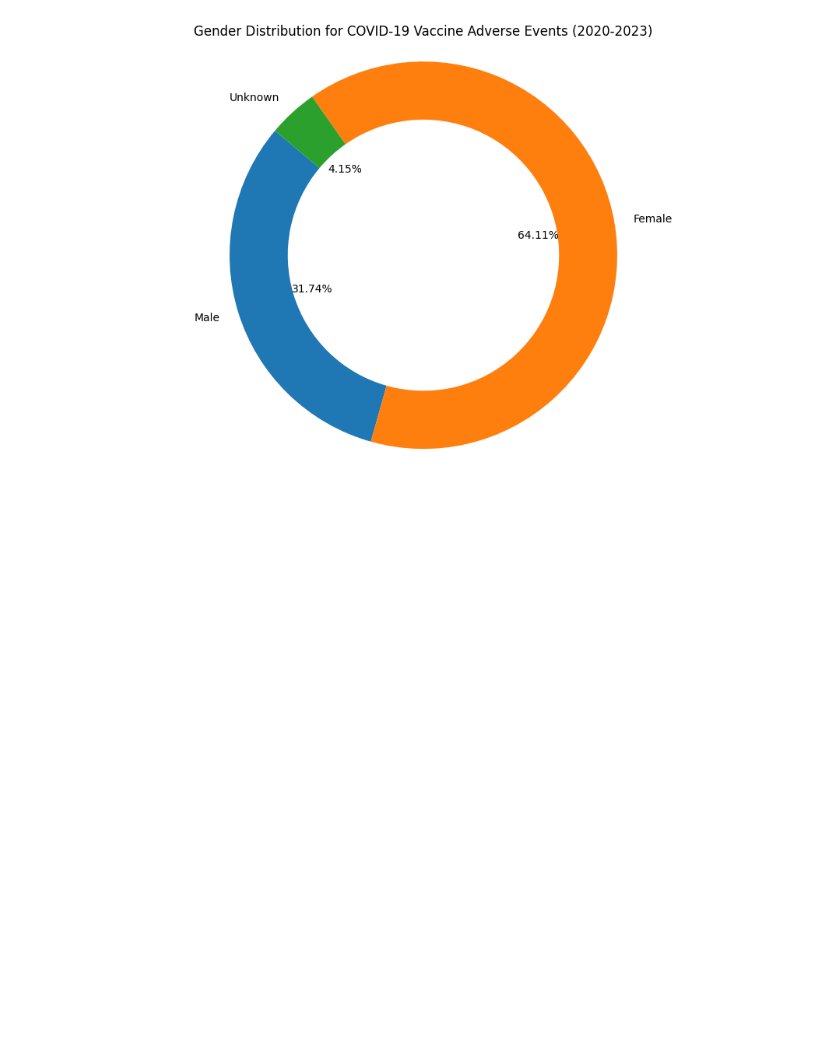
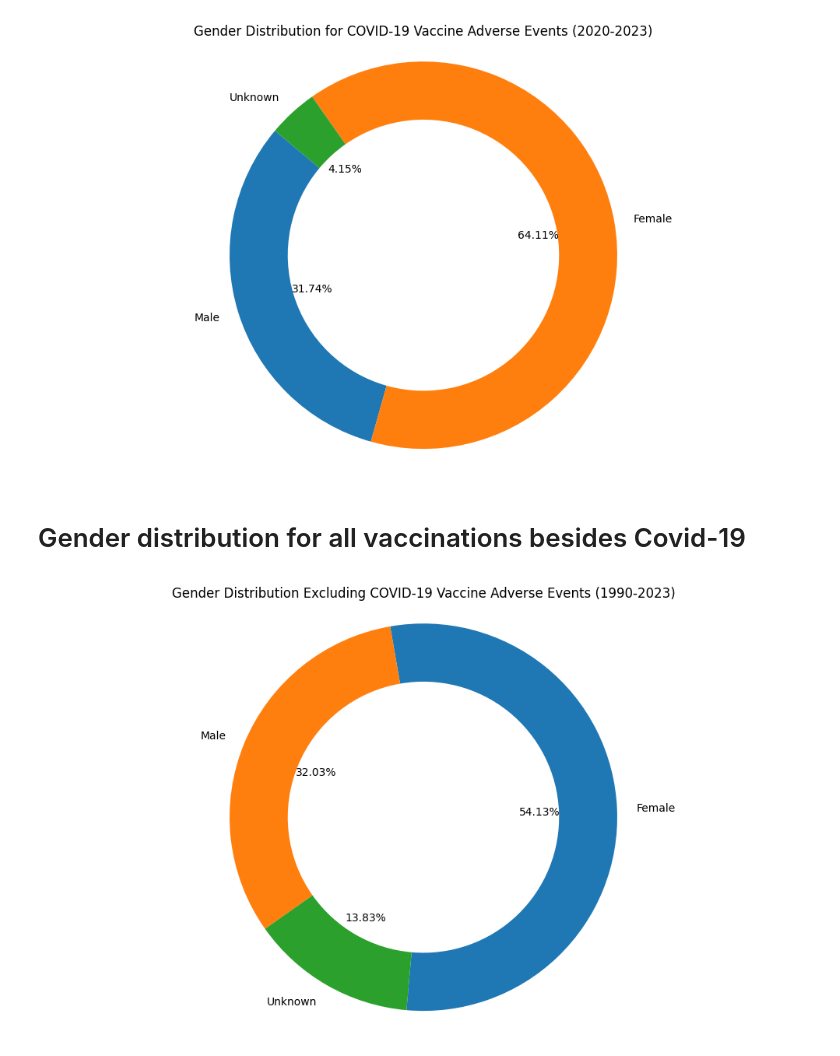
Before and after one commit to ZaNioxX/Masterarbeit, a Jupyter notebook: Data_Exploration/gender_distribution.ipynb, the cells around one changed output. Drawn from its saved outputs; the diff is of its cells as text; code cells hidden in the pictures; blank space fills up the shorter version.

Commit message:
modified plot

```diff
--- a/Data_Exploration/gender_distribution.ipynb
+++ b/Data_Exploration/gender_distribution.ipynb
@@ -302,3 +302,59 @@ plt.savefig('/Users/sep/PycharmProjects/Masterarbeit/Plots/Data_Exploration/Gend
 plt.show()
 # %% [output]
 [figure]
+# %% [markdown]
+# Gender distribution for all vaccinations besides Covid-19
+# %%
+import pandas as pd
+import matplotlib.pyplot as plt
+
+# Initialize a dictionary to store the number of entries per gender, excluding COVID19
+entries_per_sex = {'Male': 0, 'Female': 0, 'Unknown': 0}
+
+# Loop through each year from 1990 to 2023
+for year in range(1990, 2024):
+    try:
+        # Construct the file names
+        data_filename = f"/Users/sep/Documents/HAW/Masterarbeit/Daten.nosync/{year}VAERSDATA.csv"
+        vax_filename = f"/Users/sep/Documents/HAW/Masterarbeit/Daten.nosync/{year}VAERSVAX.csv"
+
+        # Load the datasets
+        data_df = pd.read_csv(data_filename, encoding="Iso-8859-1", low_memory=False, usecols=['VAERS_ID', 'SEX'])
+        vax_df = pd.read_csv(vax_filename, encoding="Iso-8859-1", low_memory=False, usecols=['VAERS_ID', 'VAX_TYPE'])
+
+        # Merge datasets on VAERS_ID
+        merged_df = pd.merge(data_df, vax_df, on='VAERS_ID')
+        merged_df = merged_df.drop_duplicates(subset=['VAERS_ID'])
+
+        # Exclude entries where VAX_TYPE is COVID19
+        non_covid_df = merged_df[merged_df['VAX_TYPE'] != 'COVID19']
+
+        # Count the number of entries per gender
+        gender_counts = non_covid_df['SEX'].value_counts()
+        for gender in gender_counts.index:
+            if gender in ['M', 'F', 'U']:
+                entries_per_sex[{'M': 'Male', 'F': 'Female', 'U': 'Unknown'}[gender]] += gender_counts[gender]
+    except FileNotFoundError:
+        print(f"File for year {year} not found.")
+    except Exception as e:
+        print(f"An error occurred for year {year}: {e}")
+
+# Calculate the total number of entries
+total_entries = sum(entries_per_sex.values())
+
+# Calculate the percentage for each gender
+percentage_gender = {gender: (count / total_entries) * 100 for gender, count in entries_per_sex.items()}
+
+# Define labels and sizes
+labels = ['Female', 'Male', 'Unknown']
+sizes = [percentage_gender['Female'], percentage_gender['Male'], percentage_gender['Unknown']]
+
+plt.figure(figsize=(10, 6))
+plt.pie(sizes, labels=labels, autopct='%1.2f%%', startangle=265, wedgeprops={'width': 0.3})
+plt.axis('equal')  # Equal aspect ratio ensures that pie is drawn as a circle.
+plt.title('Gender Distribution Excluding COVID-19 Vaccine Adverse Events (1990-2023)')
+plt.tight_layout()
+plt.savefig('/Users/sep/PycharmProjects/Masterarbeit/Plots/Data_Exploration/Gender_Distribution/Non_COVID_Gender_Distribution_Donut.png')
+plt.show()
+# %% [output]
+[figure, added]
```
Also changed, not shown: parts of 1 cell of this notebook, 2 other files.
